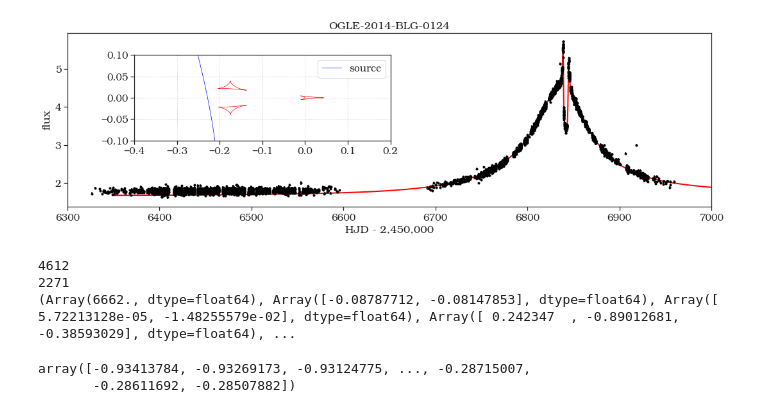
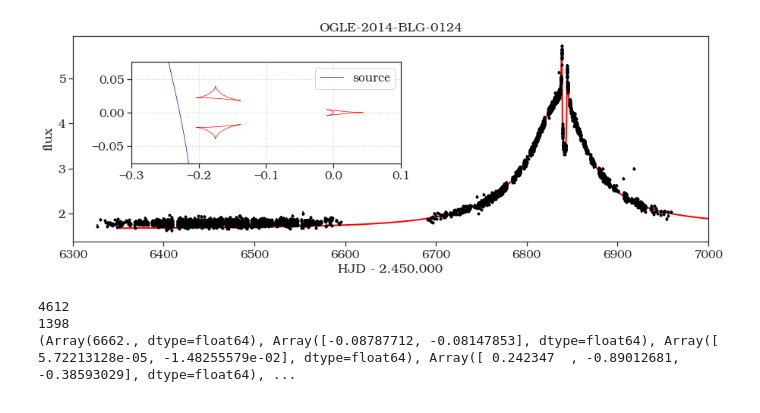
Before and after one commit to ShotaMiyazaki94/microjax, a Jupyter notebook: example/ob140124/glance.ipynb, the cells around one changed output. Cells and saved outputs as stored; diff of their text form; code cells hidden in the pictures.

```diff
--- a/example/ob140124/glance.ipynb
+++ b/example/ob140124/glance.ipynb
@@ -3,7 +3,7 @@ import numpy as np
 import matplotlib.pyplot as plt
 import pandas as pd
 import MulensModel as mm
-plt.rcParams["figure.figsize"] = (18,5)
+plt.rcParams["figure.figsize"] = (15,5)
 import seaborn as sns
 sns.set_theme(style='ticks', font_scale=1.4, font="URW Bookman")
 from matplotlib import rc
@@ -47,46 +47,41 @@ model.set_default_magnification_method("VBBL")
 time_plot = jnp.linspace(6350,7000,2000)
 amp_mm = model.get_magnification(time_plot)
 s_t = model.get_trajectory(time_plot)
 import matplotlib as mpl
 from microjax.point_source import critical_and_caustic_curves, mag_point_source
 from mpl_toolkits.axes_grid1.inset_locator import inset_axes
 fig,ax = plt.subplots()
 ax_in = inset_axes(ax,
         width="70%", height="70%",
         bbox_transform=ax.transAxes,
         loc='upper left',
         bbox_to_anchor=(0.05, 0.2, 0.7, 0.7)
         #bbox_to_anchor=(0.0, 0.0, 0.4, 0.4)
     )
 critical_curves, caustic_curves = critical_and_caustic_curves(nlenses=2, npts=100, s=_s, q=_q)
 ax_in.set_aspect(1)
 for cc in caustic_curves:
-    ax_in.plot(cc.real, cc.imag, color='red', lw=0.7, label="caustic")
+    ax_in.plot(cc.real, cc.imag, color='red', lw=0.7)
 ax_in.plot(s_t.x, s_t.y, color='blue', lw=0.7, label="source")
-ax_in.set(xlim=(-0.4, 0.2), ylim=(-0.1, 0.1))
+ax_in.set(xlim=(-0.3, 0.1), ylim=(-0.075, 0.075))
 ax_in.legend()
 ax.plot(time_plot, amp_mm*_fs + _fb, "-", lw=2, color="red", label="MulensModel")
 ax.errorbar(data.HJD, data.flux, yerr=data.fluxe, fmt='.', color='black', label="OGLE-I")
 ax.set_title("OGLE-2014-BLG-0124")
 ax.set_xlabel("HJD - 2,450,000")
 ax.set_ylabel("flux")
 ax.set_xlim(6300,7000)
 plt.legend()
 plt.grid(ls=":")
 #plt.savefig("example/ob140124/ob140124_data.pdf")
 plt.show()
 # %% [output]
-[figure, old version]
+[figure, new version]
 # %%
 print(len(data))
-print(len(data[(data.HJD>6700)&(data.HJD<7000)]))
+print(len(data[(data.HJD>6800)&(data.HJD<6900)]))
 print(info_parallax)
 # %% [output]
 4612
-2271
+1398
 (Array(6662., dtype=float64), Array([-0.08787712, -0.08147853], dtype=float64), Array([ 5.72213128e-05, -1.48255579e-02], dtype=float64), Array([ 0.242347  , -0.89012681, -0.38593029], dtype=float64), ...
-# %%
-a = model.get_trajectory(time_plot
-# %% [output]
-array([-0.93413784, -0.93269173, -0.93124775, ..., -0.28715007,
-       -0.28611692, -0.28507882])
```
Also changed, not shown: 3 other files.
